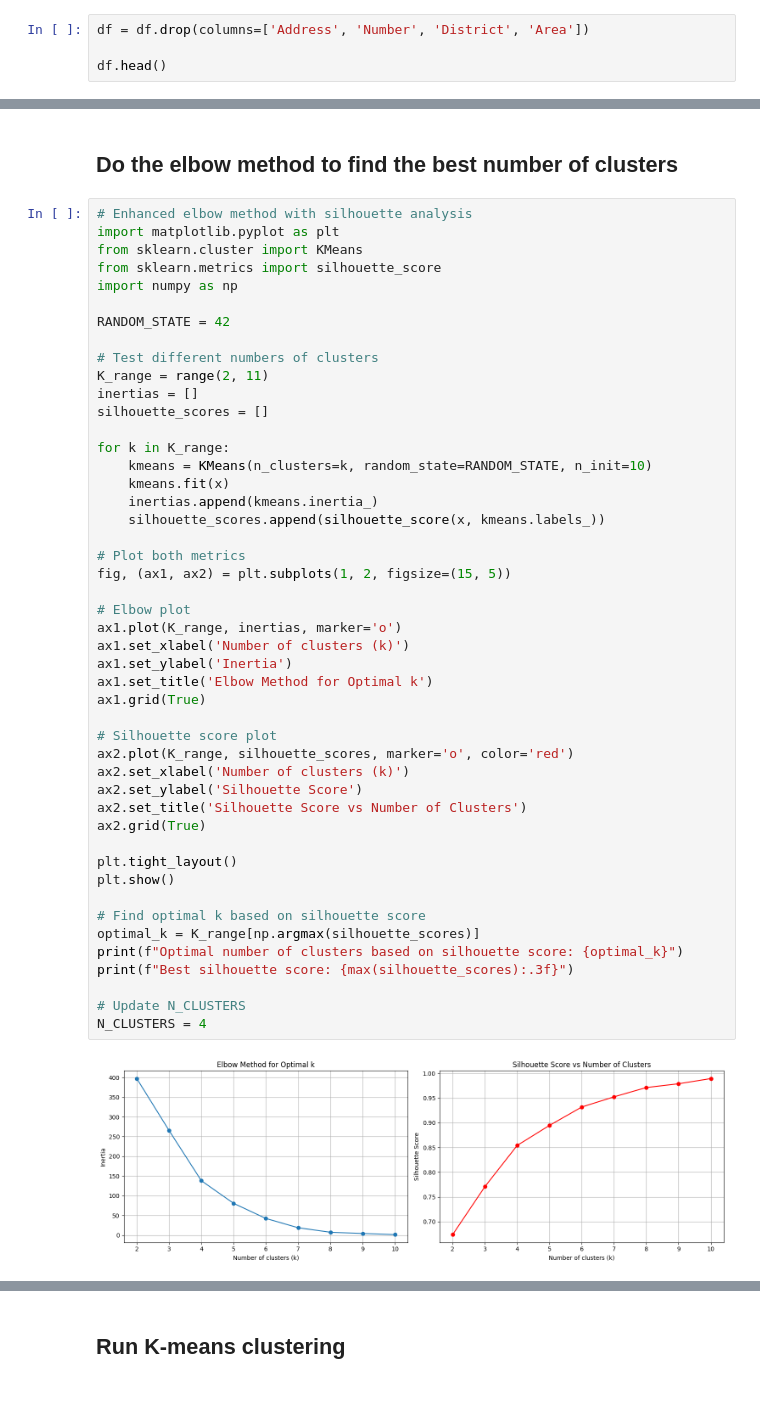
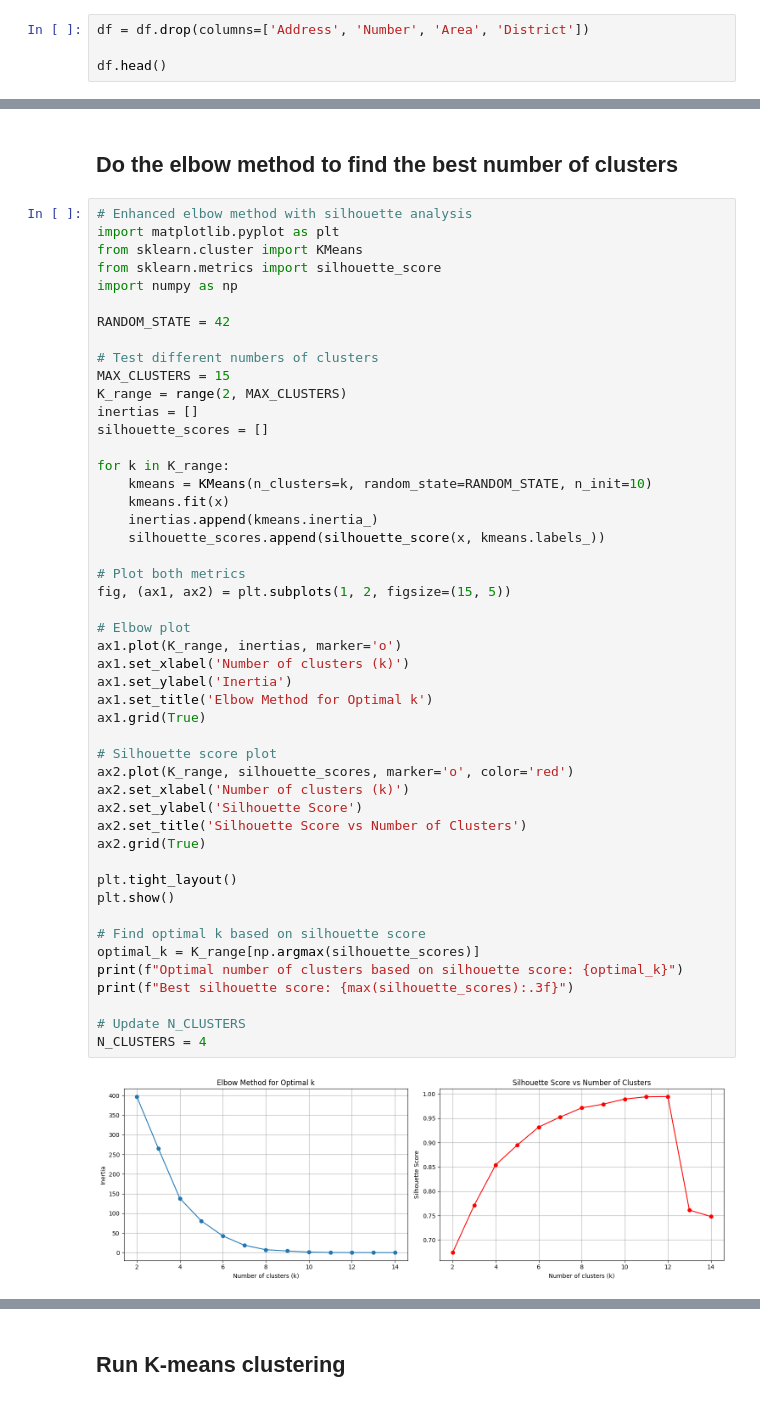
Before and after one commit to luisguareschi/group-project-ml-1, a Jupyter notebook: segmentation-lg-v2.ipynb, the cells around one changed output, grey strips where cells are left out. Cells and saved outputs as stored; diff of their text form.

```diff
--- a/segmentation-lg-v2.ipynb
+++ b/segmentation-lg-v2.ipynb
@@ -19,7 +19,7 @@ df.head()
 # %% [markdown]
 ## Remove uneeded columns
 # %%
-df = df.drop(columns=['Address', 'Number', 'District', 'Area'])
+df = df.drop(columns=['Address', 'Number', 'Area', 'District'])
 
 df.head()
 # %% [output]
@@ -226,7 +251,8 @@ import numpy as np
 RANDOM_STATE = 42
 
 # Test different numbers of clusters
-K_range = range(2, 11)
+MAX_CLUSTERS = 15
+K_range = range(2, MAX_CLUSTERS)
 inertias = []
 silhouette_scores = []
 
@@ -237,31 +263,31 @@ for k in K_range:
     silhouette_scores.append(silhouette_score(x, kmeans.labels_))
 
 # Plot both metrics
 fig, (ax1, ax2) = plt.subplots(1, 2, figsize=(15, 5))
 
 # Elbow plot
 ax1.plot(K_range, inertias, marker='o')
 ax1.set_xlabel('Number of clusters (k)')
 ax1.set_ylabel('Inertia')
 ax1.set_title('Elbow Method for Optimal k')
 ax1.grid(True)
 
 # Silhouette score plot
 ax2.plot(K_range, silhouette_scores, marker='o', color='red')
 ax2.set_xlabel('Number of clusters (k)')
 ax2.set_ylabel('Silhouette Score')
 ax2.set_title('Silhouette Score vs Number of Clusters')
 ax2.grid(True)
 
 plt.tight_layout()
 plt.show()
 
 # Find optimal k based on silhouette score
 optimal_k = K_range[np.argmax(silhouette_scores)]
 print(f"Optimal number of clusters based on silhouette score: {optimal_k}")
 print(f"Best silhouette score: {max(silhouette_scores):.3f}")
 
 # Update N_CLUSTERS
 N_CLUSTERS = 4
 # %% [output]
-[figure, old version]
+[figure, new version]
```
Also changed, not shown: parts of 14 cells of this notebook.
